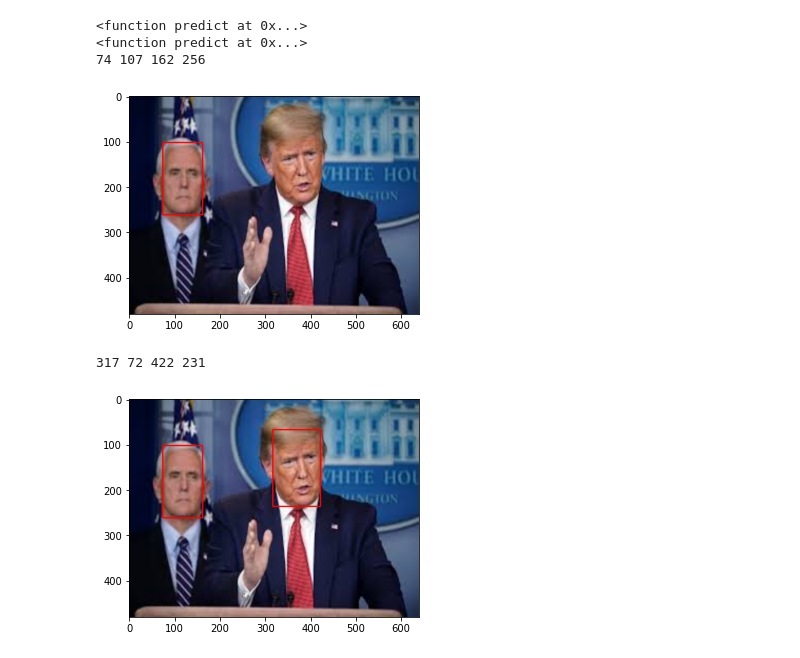
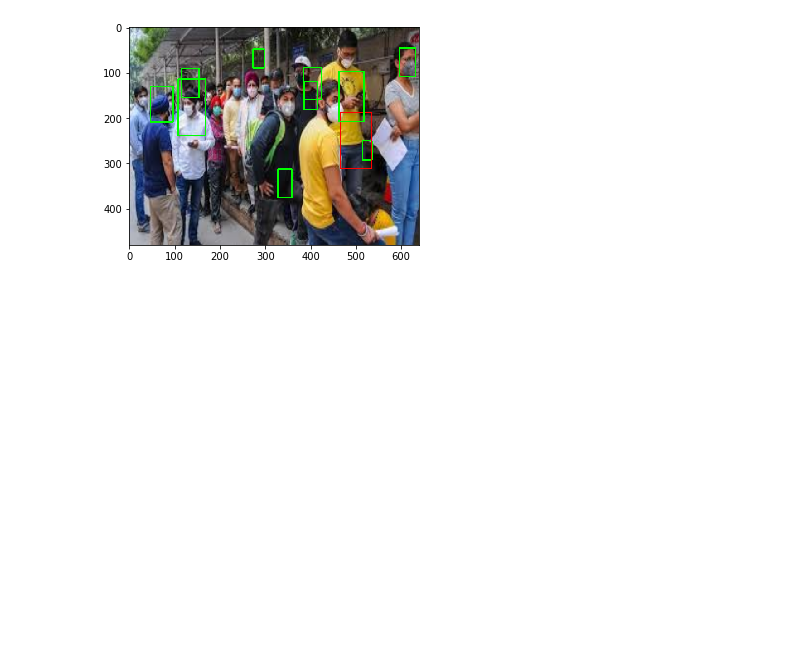
Before and after one commit to Kushal0189/FaceMasque, a Jupyter notebook: Classfication_of_Person_with_or_without_Wearing_Mask.ipynb, the cells around one changed output. Drawn from its saved outputs; the diff is of its cells as text; code cells hidden in the pictures; blank space fills up the shorter version.

```diff
--- a/Classfication_of_Person_with_or_without_Wearing_Mask.ipynb
+++ b/Classfication_of_Person_with_or_without_Wearing_Mask.ipynb
@@ -194,3 +165,3 @@ def detect_face(image):
 # %%
-model = load_model('/content/drive/My Drive/vgg_mask.h5')
+model = load_model('vgg_mask.h5')
 # %% [output]
@@ -215,38 +177,25 @@ Mounted at /content/drive
 # %%
 import matplotlib.pyplot as plt
-img = cv2.imread("/content/images.jpeg")
+img = cv2.imread("1.jpg")
 original_img = img.copy()
 box,img_list = detect_face(img)
 for images,b in zip(img_list,box):
-  images = cv2.cvtColor(images,cv2.COLOR_RGB2BGR)
-
-  images = cv2.resize(images,(224,224))
-  images = images/255.0
-  pred = model.predict(images[np.newaxis,...])
-  flag=0
-  if pred[0][0]<pred[0][1]:
-    flag=1
-  if flag==0:
-    x1, y1, x2, y2 = b
-    '''if abs(y1-y2)>70:
-      continue'''
-    print(x1, y1, x2, y2)
-    original_img = cv2.resize(original_img,(640,480))
-    cv2.rectangle(original_img, (x1, y1-5), (x2, y2+5), (0,255,0), 2)
-  else:
-    x1, y1, x2, y2 = b
-    '''if abs(y1-y2)>70 :
-      continue'''
-    print(x1, y1, x2, y2)
-    original_img = cv2.resize(original_img,(640,480))
-    cv2.rectangle(original_img, (x1, y1-5), (x2, y2+5), (0,0,255), 2)
-
-  plt.imshow(cv2.cvtColor(original_img,cv2.COLOR_RGB2BGR))
-  plt.show()
+    images = cv2.cvtColor(images,cv2.COLOR_RGB2BGR)
+    images = cv2.resize(images,(224,224))
+    images = images/255.0
+    pred = model.predict(images[np.newaxis,...])
+    flag = 0
+    if pred[0][0] < pred[0][1]:
+        flag = 1
+    if flag == 0:
+        x1, y1, x2, y2 = b
+        original_img = cv2.resize(original_img,(640,480))
+        cv2.rectangle(original_img, (x1, y1-5), (x2, y2+5), (0,255,0), 2)
+    else:
+        x1, y1, x2, y2 = b
+        original_img = cv2.resize(original_img,(640,480))
+        cv2.rectangle(original_img, (x1, y1-5), (x2, y2+5), (0,0,255), 2)
+plt.imshow(cv2.cvtColor(original_img,cv2.COLOR_RGB2BGR))
+plt.show()
 # %% [output]
-<function predict at 0x...>
-<function predict at 0x...>
-74 107 162 256
-[figure, old version]
+[figure, new version]
-317 72 422 231
-[figure, removed]
```
Also changed, not shown: parts of 5 cells of this notebook.
